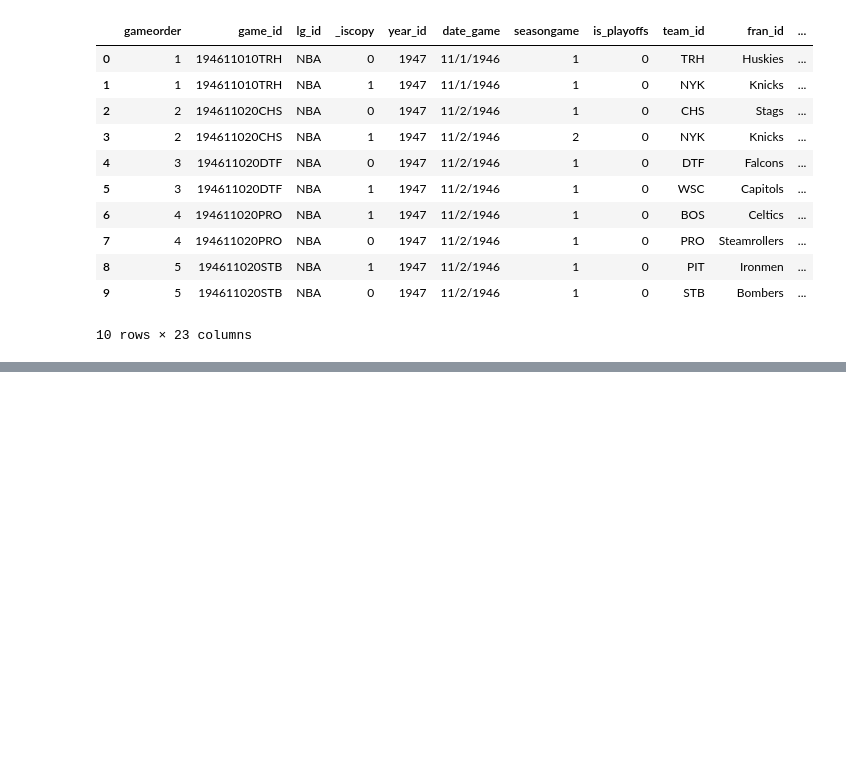
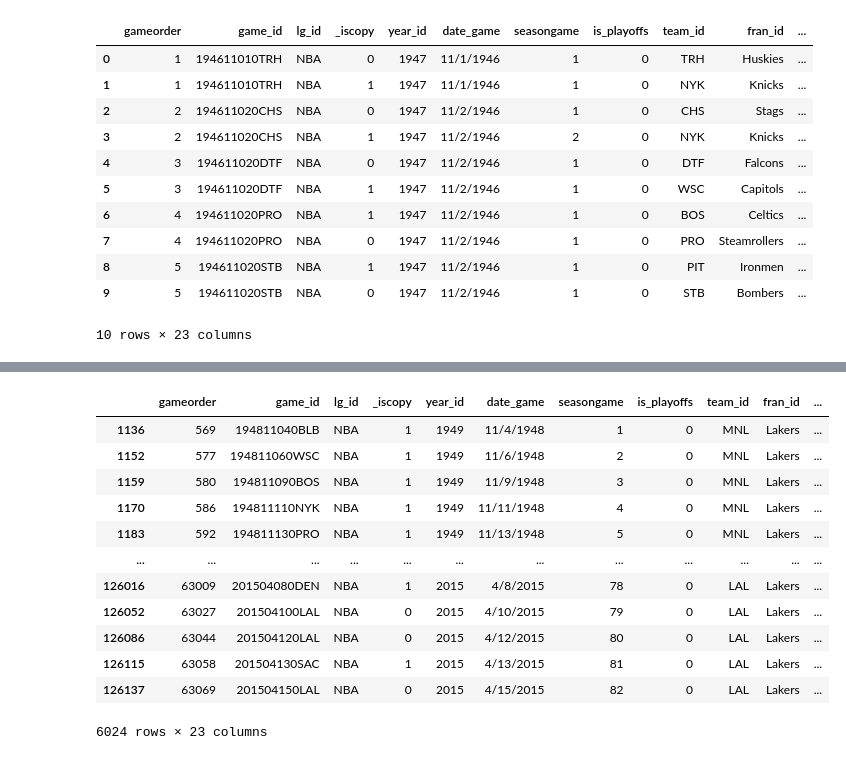
Before and after one commit to acamposla/cursos_2025, a Jupyter notebook: Data_Science/RealPython-LearningPath-Data_Science_With_Python_Core_Skills/RP_Explore_Your_Dataset_With_pandas.ipynb, the cells around one changed output, grey strips where cells are left out. Drawn from its saved outputs; the diff is of its cells as text; code cells hidden in the pictures; blank space fills up the shorter version.

```diff
--- a/Data_Science/RealPython-LearningPath-Data_Science_With_Python_Core_Skills/RP_Explore_Your_Dataset_With_pandas.ipynb
+++ b/Data_Science/RealPython-LearningPath-Data_Science_With_Python_Core_Skills/RP_Explore_Your_Dataset_With_pandas.ipynb
@@ -60,4 +60,5 @@ nba.head(10)
 | 9 | 5 | 194611020STB | NBA | 0 | 1947 | 11/2/1946 | 1 | 0 | STB | Bombers | ... |
 10 rows × 23 columns
 # %%
-pd.set_option('display.max.columns' None)
+pd.set_option('display.max.columns',None)
+pd.set_option('display.precision',2)
@@ -65,0 +144,16 @@ SyntaxError: invalid syntax. Perhaps you forgot a comma? (791075759.py, line 1)
+# %%
+nba.loc[nba['fran_id'] == 'Lakers']
+# %% [output]
+|  | gameorder | game_id | lg_id | _iscopy | year_id | date_game | seasongame | is_playoffs | team_id | fran_id | ... |
+| 1136 | 569 | 194811040BLB | NBA | 1 | 1949 | 11/4/1948 | 1 | 0 | MNL | Lakers | ... |
+| 1152 | 577 | 194811060WSC | NBA | 1 | 1949 | 11/6/1948 | 2 | 0 | MNL | Lakers | ... |
+| 1159 | 580 | 194811090BOS | NBA | 1 | 1949 | 11/9/1948 | 3 | 0 | MNL | Lakers | ... |
+| 1170 | 586 | 194811110NYK | NBA | 1 | 1949 | 11/11/1948 | 4 | 0 | MNL | Lakers | ... |
+| 1183 | 592 | 194811130PRO | NBA | 1 | 1949 | 11/13/1948 | 5 | 0 | MNL | Lakers | ... |
+| ... | ... | ... | ... | ... | ... | ... | ... | ... | ... | ... | ... |
+| 126016 | 63009 | 201504080DEN | NBA | 1 | 2015 | 4/8/2015 | 78 | 0 | LAL | Lakers | ... |
+| 126052 | 63027 | 201504100LAL | NBA | 0 | 2015 | 4/10/2015 | 79 | 0 | LAL | Lakers | ... |
+| 126086 | 63044 | 201504120LAL | NBA | 0 | 2015 | 4/12/2015 | 80 | 0 | LAL | Lakers | ... |
+| 126115 | 63058 | 201504130SAC | NBA | 1 | 2015 | 4/13/2015 | 81 | 0 | LAL | Lakers | ... |
+| 126137 | 63069 | 201504150LAL | NBA | 0 | 2015 | 4/15/2015 | 82 | 0 | LAL | Lakers | ... |
+6024 rows × 23 columns
```
Also changed, not shown: parts of 18 cells of this notebook, 9 other files.
